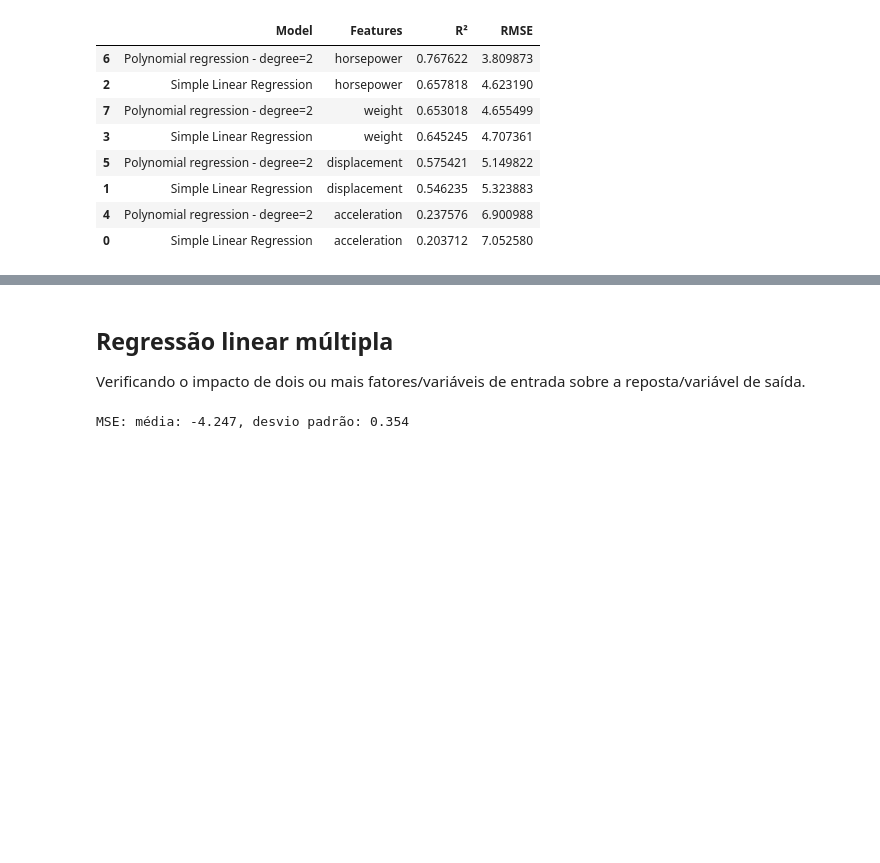
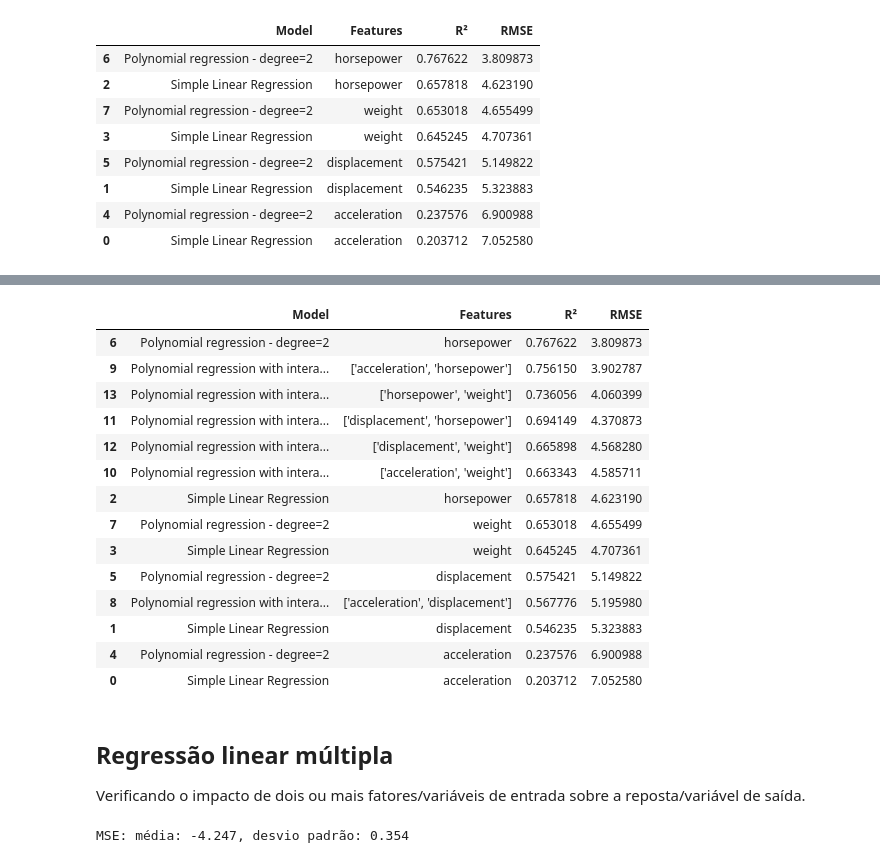
Before and after one commit to Carne-de-Pescoco/kaggle-used-car, a Jupyter notebook: notebooks/3_modeling_evaluation_suto.ipynb, the cells around one changed output, grey strips where cells are left out. Cells and saved outputs as stored; diff of their text form; code cells hidden in the pictures; blank space fills up the shorter version.

```diff
--- a/notebooks/3_modeling_evaluation_suto.ipynb
+++ b/notebooks/3_modeling_evaluation_suto.ipynb
@@ -257,5 +295,65 @@ pd.DataFrame.from_dict(dct_metrics, orient='index').sort_values(by="RMSE", ascen
+# %%
+# Construção dos pares de atributos combinados 2 a 2.
+combination = combinations(df_data[lst_continuas_sem_mpg].columns, 2)
+
+feature_combinations = []
+
+for pair in combination:
+    feature_combinations.append(list(pair))
+# %%
+# Criando um dataset com valores de X igualmente espaçados para gerar as retas.
+df_reg_poly = create_linspace_df(df_data, features_list=lst_continuas_sem_mpg)
+
+# Obtendo as equações de reta para cada relação "fator vs 'mpg'".
+dct_equations_poly_interaction = {}
+
+for feature_pair in feature_combinations:
+    X_poly = PolynomialFeatures(degree=2, interaction_only=False, include_bias=False)
+    X_train_poly = X_poly.fit_transform(X_train[feature_pair])
+    model = LinearRegression()
+    model.fit(X_train_poly, y_train)
+    dct_equations_poly_interaction[str(feature_pair)] = (str(round(model.intercept_, 6)) +
+                                                         " + (" + str(round(model.coef_[0], 6)) + "*x0)"
+                                                         " + (" + str(round(model.coef_[1], 6)) + "*x1)"
+                                                         " + (" + str(round(model.coef_[2], 6)) + "*x0^2)"
+                                                         " + (" + str(round(model.coef_[3], 6)) + "*x0x1)"
+                                                         " + (" + str(round(model.coef_[4], 6)) + "*x1^2)")
+
+    X_poly = PolynomialFeatures(degree=2, interaction_only=False, include_bias=False)
+    X_reg_poly = X_poly.fit_transform(df_reg_poly[feature_pair])
+    df_reg_poly["y_pred_mpg_"+str(feature_pair)] = model.predict(X_reg_poly)
+# %%
+for feature_pair in feature_combinations:
+    X_poly = PolynomialFeatures(degree=2, interaction_only=False, include_bias=False)
+    X_train_poly = X_poly.fit_transform(X_train[feature_pair])
+    model = LinearRegression()
+    model.fit(X_train_poly, y_train)
+    X_test_poly = X_poly.fit_transform(X_test[feature_pair])
+    y_pred = model.predict(X_test_poly)
+    dct_metrics[len(dct_metrics)] = {"Model": "Polynomial regression with interactions - degree=2",
+                                     "Features": str(feature_pair),
+                                     "R²": r2_score(y_test, y_pred),
+                                     "RMSE": mean_squared_error(y_test, y_pred)**.5}
+
+pd.DataFrame.from_dict(dct_metrics, orient='index').sort_values(by="RMSE", ascending=True)
+# %% [output]
+|  | Model | Features | R² | RMSE |
+| 6 | Polynomial regression - degree=2 | horsepower | 0.767622 | 3.809873 |
+| 9 | Polynomial regression with intera... | ['acceleration', 'horsepower'] | 0.756150 | 3.902787 |
+| 13 | Polynomial regression with intera... | ['horsepower', 'weight'] | 0.736056 | 4.060399 |
+| 11 | Polynomial regression with intera... | ['displacement', 'horsepower'] | 0.694149 | 4.370873 |
+| 12 | Polynomial regression with intera... | ['displacement', 'weight'] | 0.665898 | 4.568280 |
+| 10 | Polynomial regression with intera... | ['acceleration', 'weight'] | 0.663343 | 4.585711 |
+| 2 | Simple Linear Regression | horsepower | 0.657818 | 4.623190 |
+| 7 | Polynomial regression - degree=2 | weight | 0.653018 | 4.655499 |
+| 3 | Simple Linear Regression | weight | 0.645245 | 4.707361 |
+| 5 | Polynomial regression - degree=2 | displacement | 0.575421 | 5.149822 |
+| 8 | Polynomial regression with intera... | ['acceleration', 'displacement'] | 0.567776 | 5.195980 |
+| 1 | Simple Linear Regression | displacement | 0.546235 | 5.323883 |
+| 4 | Polynomial regression - degree=2 | acceleration | 0.237576 | 6.900988 |
+| 0 | Simple Linear Regression | acceleration | 0.203712 | 7.052580 |
 # %% [markdown]
-## Regressão linear múltipla
+ ## Regressão linear múltipla
 
 Verificando o impacto de dois ou mais fatores/variáveis de entrada sobre a reposta/variável de saída.
 # %%
```
Also changed, not shown: parts of 13 cells of this notebook, 1 other file.
